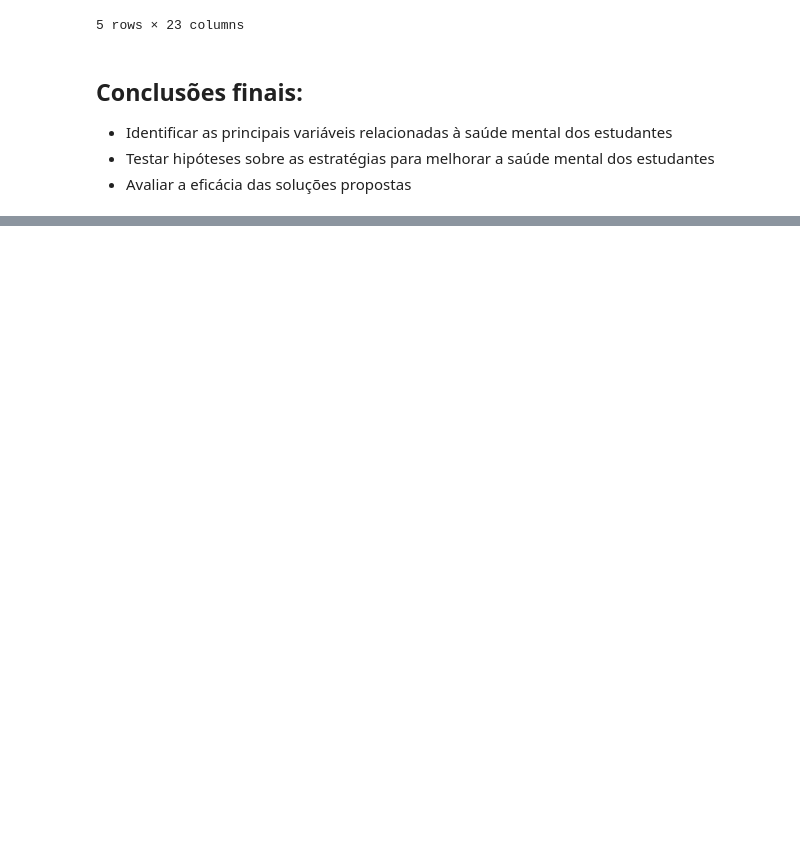
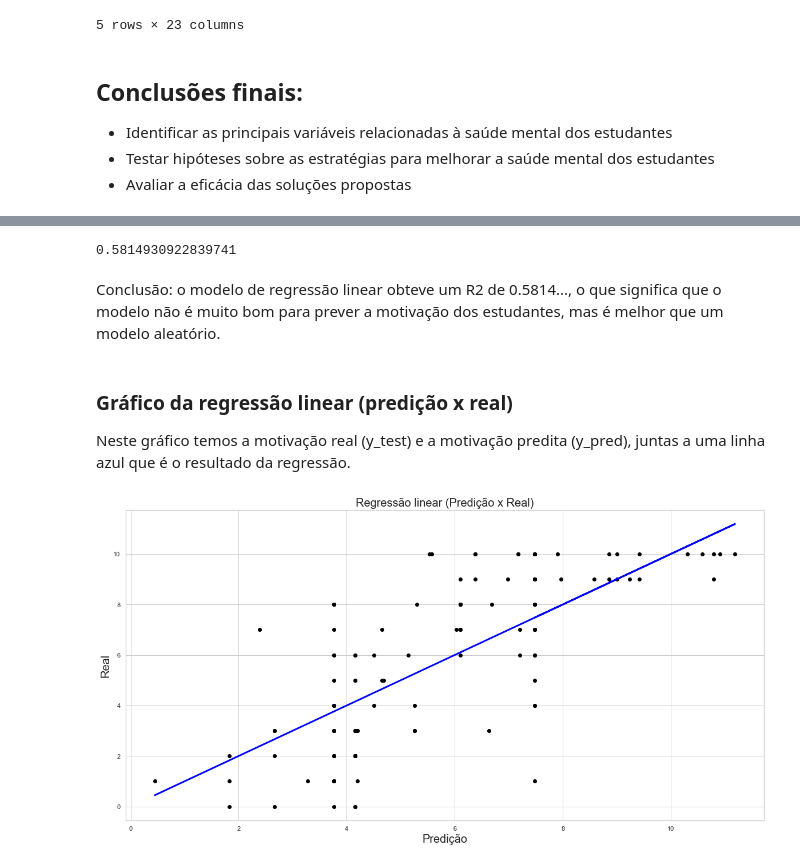
Before and after one commit to andretakeo/Projeto2_03-2023, a Jupyter notebook: Projeto #02.ipynb, the cells around one changed output, grey strips where cells are left out. Cells and saved outputs as stored; diff of their text form; code cells hidden in the pictures; blank space fills up the shorter version.

Commit message:
Primeira regressão linear.

```diff
--- a/Projeto #02.ipynb
+++ b/Projeto #02.ipynb
@@ -459,0 +488,2 @@ main.head()
+# %%
+new_main = main
@@ -459,0 +494,3 @@ main.head()
+# %%
+X = new_main[["gad-1", "gad-2", "gad-3", "gad-4", "gad-5", "gad-6", "gad-7"]]
+X
@@ -459,0 +511,3 @@ main.head()
+# %%
+y = new_main["motivação"]
+y
@@ -459,0 +527,23 @@ main.head()
+# %%
+X_train, X_test, y_train, y_test = train_test_split(X, y, test_size=0.3, random_state=69)
+model = LinearRegression()
+model.fit(X_train, y_train)
+y_pred = model.predict(X_test)
+
+r2_score(y_test, y_pred)
+# %% [output]
+0.5814930922839741
+# %% [markdown]
+ Conclusão: o modelo de regressão linear obteve um R2 de 0.5814..., o que significa que o modelo não é muito bom para prever a motivação dos estudantes, mas é melhor que um modelo aleatório.
+# %% [markdown]
+### Gráfico da regressão linear (predição x real)
+Neste gráfico temos a motivação real (y_test) e a motivação predita (y_pred), juntas a uma linha azul que é o resultado da regressão.
+# %%
+plt.scatter(y_pred, y_test,  color='black')
+plt.plot(y_pred, y_pred, color='blue', linewidth=3)
+plt.title("Regressão linear (Predição x Real)").set_fontsize(20)
+plt.xlabel("Predição").set_fontsize(20)
+plt.ylabel("Real").set_fontsize(20)
+plt.show()
+# %% [output]
+[figure, added]
```
Also changed, not shown: parts of 9 cells of this notebook.
